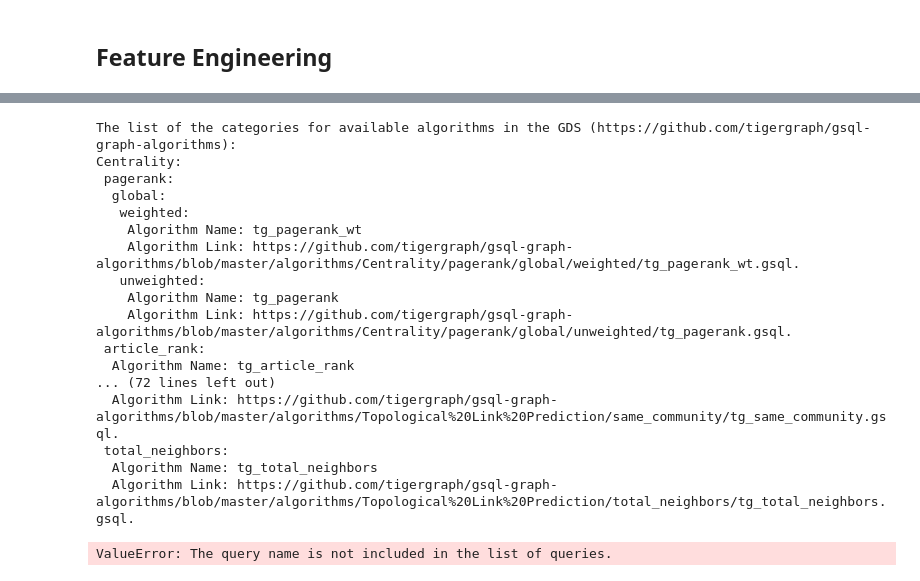
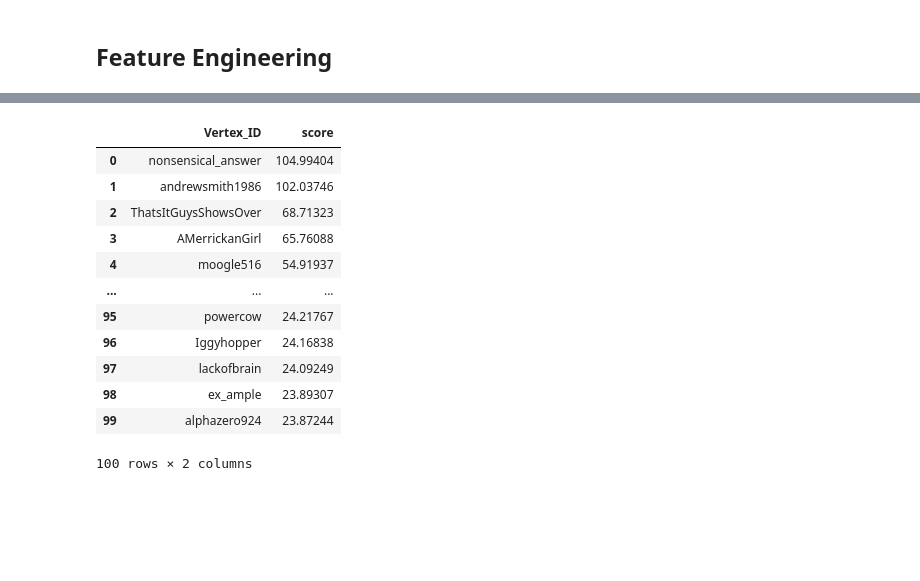
Before and after one commit to scottasut/dsc180b-project, a Jupyter notebook: src/models/network_stats.ipynb, the cells around one changed output, grey strips where cells are left out. Cells and saved outputs as stored; diff of their text form; code cells hidden in the pictures; blank space fills up the shorter version.

```diff
--- a/src/models/network_stats.ipynb
+++ b/src/models/network_stats.ipynb
@@ -113,30 +118,24 @@ results
 100 rows × 2 columns
 # %%
-# only combination that works on our current data
 tg_pagerank_params = {
   "v_type": "User",
-  "e_type": ["wrote", "reverse_wrote", "replied_to", "reverse_replied_to"],
+  "e_type": "interacted_with",
   "result_attr": "pagerank",
 }
-results = pd.json_normalize(f.runAlgorithm("tg_reddit_pagerank",tg_pagerank_params)[0]['@@top_scores_heap'])
+results = pd.json_normalize(f.runAlgorithm("tg_pagerank",tg_pagerank_params)[0]['@@top_scores_heap'])
 results
 # %% [output]
+|  | Vertex_ID | score |
+| 0 | nonsensical_answer | 104.99404 |
+| 1 | andrewsmith1986 | 102.03746 |
+| 2 | ThatsItGuysShowsOver | 68.71323 |
+| 3 | AMerrickanGirl | 65.76088 |
+| 4 | moogle516 | 54.91937 |
+| ... | ... | ... |
+| 95 | powercow | 24.21767 |
+| 96 | Iggyhopper | 24.16838 |
+| 97 | lackofbrain | 24.09249 |
+| 98 | ex_ample | 23.89307 |
+| 99 | alphazero924 | 23.87244 |
-The list of the categories for available algorithms in the GDS (https://github.com/tigergraph/gsql-graph-algorithms):
-Centrality:
- pagerank:
-  global:
-   weighted:
-    Algorithm Name: tg_pagerank_wt
-    Algorithm Link: https://github.com/tigergraph/gsql-graph-algorithms/blob/master/algorithms/Centrality/pagerank/global/weighted/tg_pagerank_wt.gsql.
-   unweighted:
-    Algorithm Name: tg_pagerank
-    Algorithm Link: https://github.com/tigergraph/gsql-graph-algorithms/blob/master/algorithms/Centrality/pagerank/global/unweighted/tg_pagerank.gsql.
- article_rank:
-  Algorithm Name: tg_article_rank
-... (72 lines left out)
-  Algorithm Link: https://github.com/tigergraph/gsql-graph-algorithms/blob/master/algorithms/Topological%20Link%20Prediction/same_community/tg_same_community.gsql.
- total_neighbors:
-  Algorithm Name: tg_total_neighbors
-  Algorithm Link: https://github.com/tigergraph/gsql-graph-algorithms/blob/master/algorithms/Topological%20Link%20Prediction/total_neighbors/tg_total_neighbors.gsql.
+100 rows × 2 columns
-ValueError: The query name is not included in the list of queries.
 # %%
```
Also changed, not shown: parts of 32 cells of this notebook.
